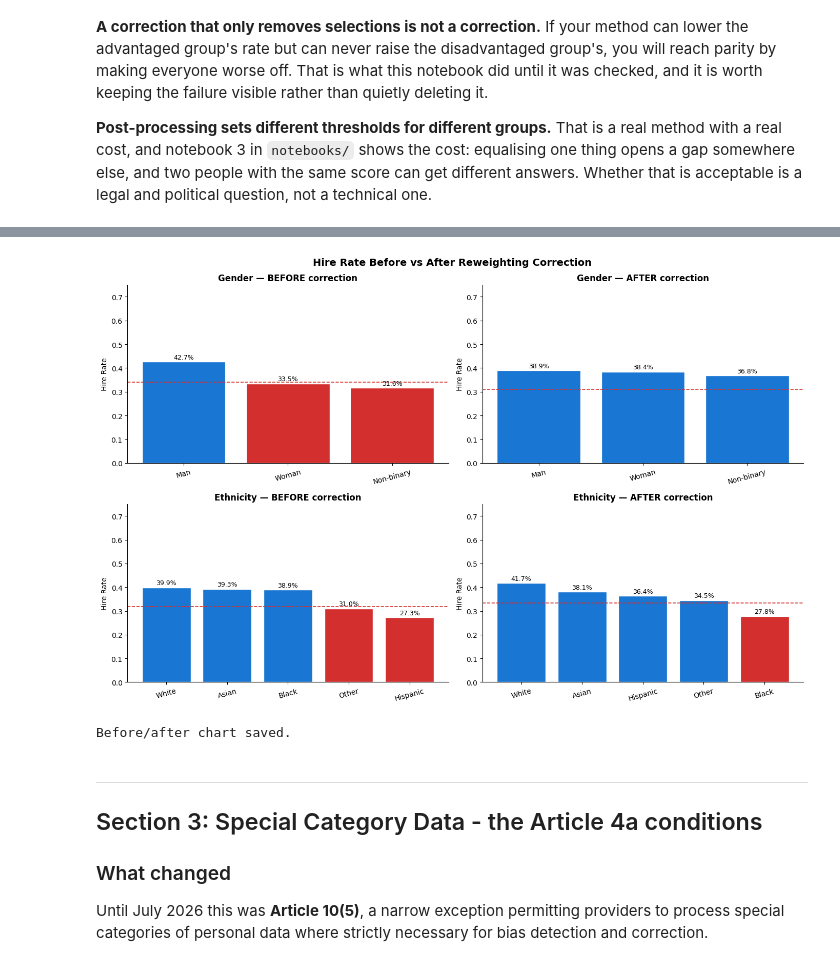
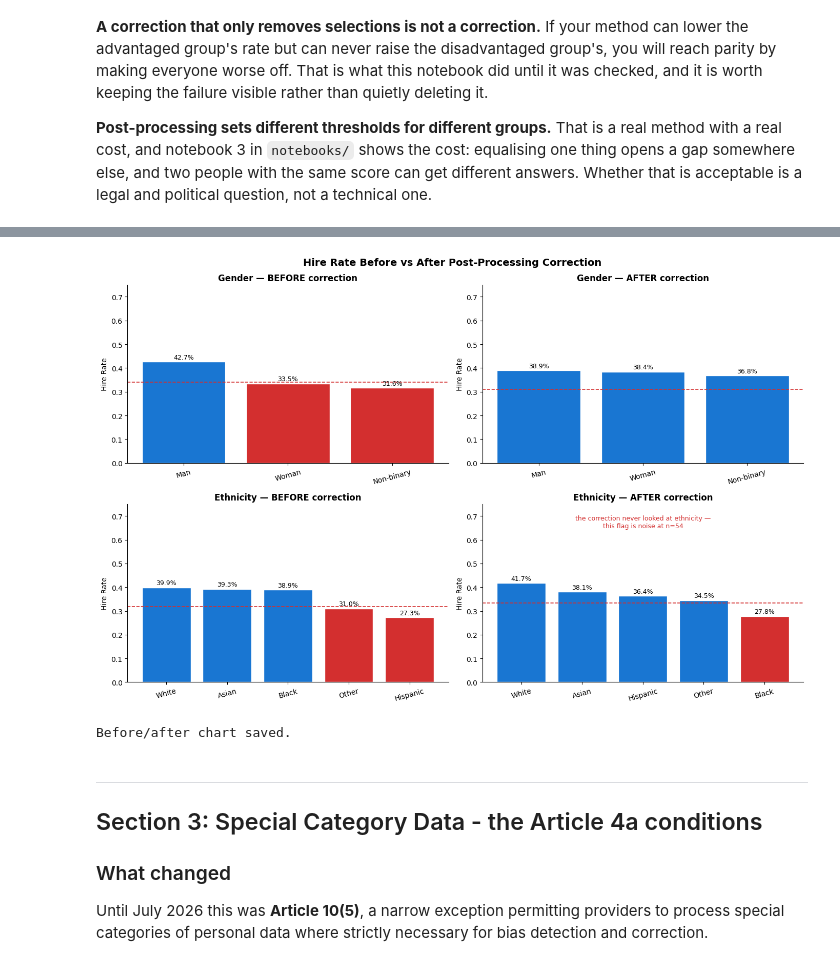
Before and after one commit to alexchilton/eu-ai-act-article10-hr-bias, a Jupyter notebook: eu_ai_act_article10_hr_compliance.ipynb, the cells around one changed output, grey strips where cells are left out. Cells and saved outputs as stored; diff of their text form; code cells hidden in the pictures.

```diff
--- a/eu_ai_act_article10_hr_compliance.ipynb
+++ b/eu_ai_act_article10_hr_compliance.ipynb
@@ -553,12 +553,18 @@ df['score'] = score
 
 target_rate = df['hired'].mean()          # hold the overall hire rate fixed
 
+# Thresholds are set on GENDER ONLY. Three attributes cannot all be equalised
+# by one per-group threshold rule unless you threshold on the joint cell, and at
+# n=500 the joint cells (3 x 4 x 5) hold a handful of people each. So this
+# corrects gender and leaves age and ethnicity to whatever the score does. The
+# next cell measures what that costs, because it is not nothing.
+GROUP_COL = 'gender'
+
 corrected = np.zeros(len(df), dtype=bool)
-for col in [SENSITIVE[0]]:                # threshold on one attribute at a time
-    for group, idx in df.groupby(col).groups.items():
-        idx = np.asarray(idx)
-        cut = np.quantile(score[idx], 1 - target_rate)
-        corrected[idx] = score[idx] >= cut
+for group, idx in df.groupby(GROUP_COL).groups.items():
+    idx = np.asarray(idx)
+    cut = np.quantile(score[idx], 1 - target_rate)
+    corrected[idx] = score[idx] >= cut
 
 df['hired_corrected'] = corrected
 
@@ -567,9 +573,13 @@ print(f'Overall hire rate - corrected: {df["hired_corrected"].mean():.1%}')
 gained = int((~df['hired'] & df['hired_corrected']).sum())
 lost = int((df['hired'] & ~df['hired_corrected']).sum())
 print(f'  candidates newly hired: {gained}    no longer hired: {lost}')
-print(f'\n{"group":<14}{"before":>9}{"after":>9}')
-for group, g in df.groupby('gender'):
-    print(f'{group:<14}{g["hired"].mean():>9.1%}{g["hired_corrected"].mean():>9.1%}')
+for attr in SENSITIVE:
+    print(f'\n{attr:<14}{"before":>9}{"after":>9}{"DIR before":>12}{"DIR after":>11}')
+    b = df.groupby(attr)['hired'].mean()
+    a_ = df.groupby(attr)['hired_corrected'].mean()
+    for group in b.index:
+        print(f'{group:<14}{b[group]:>9.1%}{a_[group]:>9.1%}'
+              f'{b[group] / b.max():>12.2f}{a_[group] / a_.max():>11.2f}')
 # %% [output]
 Overall hire rate - original:  37.8%
 Overall hire rate - corrected: 38.6%
@@ -583,39 +688,46 @@ Woman             33.5%    38.4%
 # Before / after comparison for gender and ethnicity
 
 fig, axes = plt.subplots(2, 2, figsize=(14, 9))
-fig.suptitle('Hire Rate Before vs After Reweighting Correction', fontsize=14, fontweight='bold')
+fig.suptitle('Hire Rate Before vs After Post-Processing Correction', fontsize=14, fontweight='bold')
 
 for row_i, group_col in enumerate(['gender', 'ethnicity']):
     for col_i, (version, label) in enumerate([('hired', 'BEFORE correction'), ('hired_corrected', 'AFTER correction')]):
         ax = axes[row_i][col_i]
 
         temp_df = df.rename(columns={version: 'hired_v'})
         rates = temp_df.groupby(group_col)['hired_v'].mean().reset_index()
         rates.columns = [group_col, 'hire_rate']
         rates = rates.sort_values('hire_rate', ascending=False)
 
         max_rate = rates['hire_rate'].max()
         threshold = max_rate * 0.8
         colors = ['#d32f2f' if r < threshold else '#1976D2' for r in rates['hire_rate']]
 
         bars = ax.bar(rates[group_col], rates['hire_rate'], color=colors, edgecolor='white')
         ax.axhline(threshold, color='#d32f2f', linestyle='--', linewidth=1.2)
 
         for bar, rate in zip(bars, rates['hire_rate']):
             ax.text(bar.get_x() + bar.get_width()/2, bar.get_height() + 0.005,
                     f'{rate:.1%}', ha='center', va='bottom', fontsize=9)
 
         ax.set_title(f'{group_col.capitalize()} — {label}', fontweight='bold')
+        if group_col == 'ethnicity' and version == 'hired_corrected':
+            # The correction thresholds on gender. It never saw ethnicity, so a
+            # red bar in this panel is sampling noise, not a residual bias.
+            ax.text(0.5, 0.94, 'the correction never looked at ethnicity —\n'
+                               'this flag is noise at n=54',
+                    transform=ax.transAxes, ha='center', va='top',
+                    fontsize=9, color='#d32f2f')
         ax.set_ylabel('Hire Rate')
         ax.set_ylim(0, 0.75)
         ax.tick_params(axis='x', rotation=15)
 
 plt.tight_layout()
 plt.savefig('hire_rates_before_after.png', dpi=120, bbox_inches='tight')
 plt.show()
 print('Before/after chart saved.')
 # %% [output]
-[figure, old version]
+[figure, new version]
 Before/after chart saved.
 # %% [markdown]
 ---
```
Also changed, not shown: parts of 10 cells of this notebook, 9 other files.
